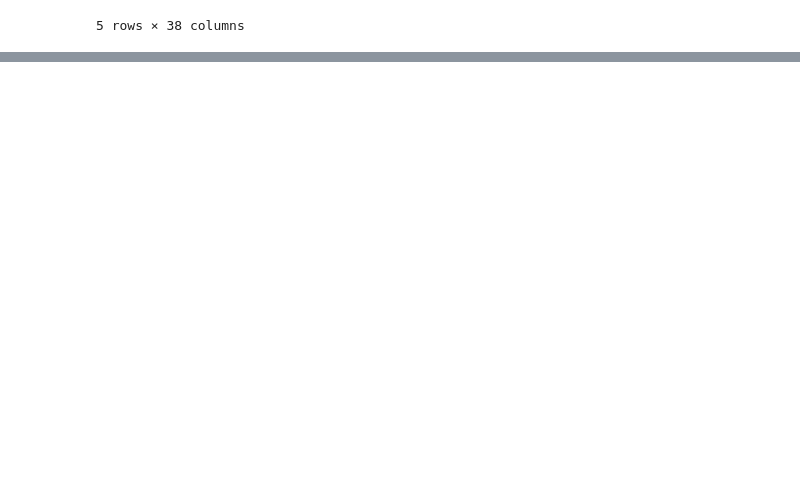
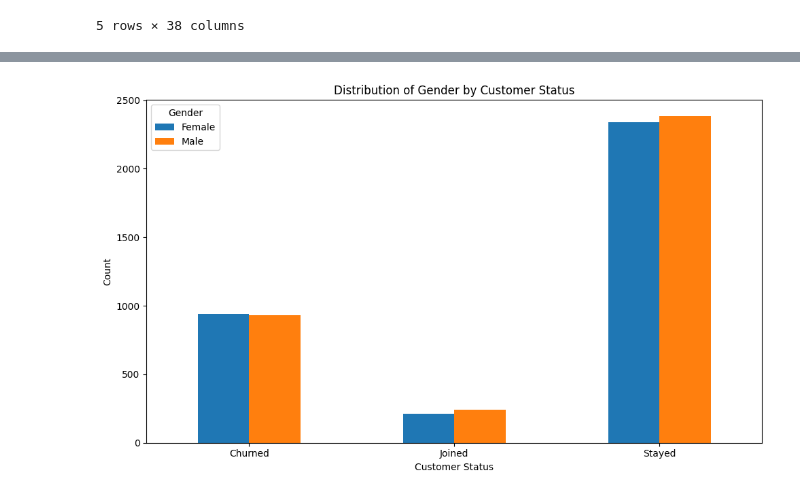
Before and after one commit to nancyerika04/churn-prediction, a Jupyter notebook: churn_prediction.ipynb, the cells around one changed output, grey strips where cells are left out. Drawn from its saved outputs; the diff is of its cells as text; code cells hidden in the pictures; blank space fills up the shorter version.

```diff
--- a/churn_prediction.ipynb
+++ b/churn_prediction.ipynb
@@ -17,0 +86,15 @@ df.head()
+# %%
+# Create a cross-tabulation of Customer Status and Gender
+status_gender_counts = df.groupby(['Customer Status', 'Gender']).size().unstack()
+
+# Plotting the grouped bar chart
+status_gender_counts.plot(kind='bar', figsize=(10, 6))
+plt.xlabel('Customer Status')
+plt.ylabel('Count')
+plt.title('Distribution of Gender by Customer Status')
+plt.xticks(rotation=0)
+plt.legend(title='Gender')
+plt.tight_layout()
+plt.show()
+# %% [output]
+[figure, added]
```
Also changed, not shown: parts of 9 cells of this notebook.
